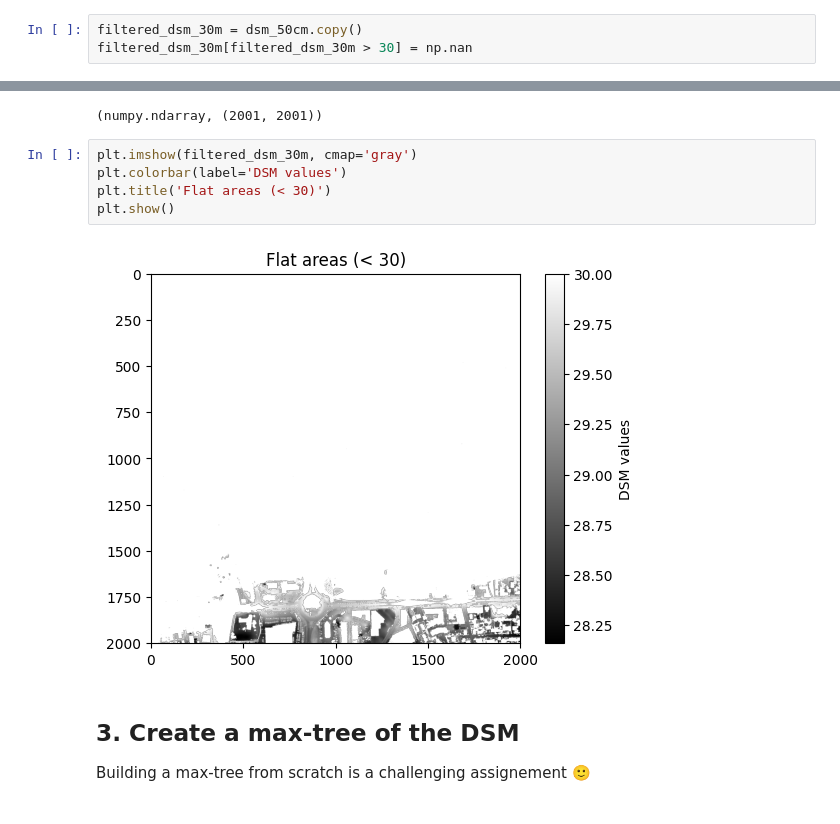
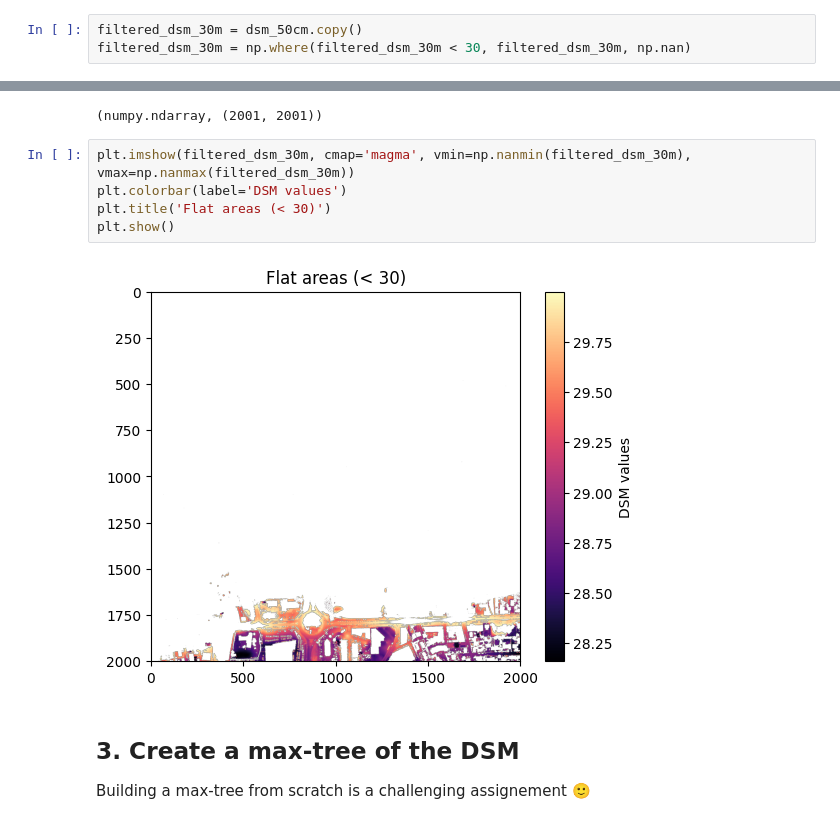
Before and after one commit to kshitijrajsharma/ersip-sprint, a Jupyter notebook: sprints/1/2 - Load and display LiDAR raster.ipynb, the cells around one changed output, grey strips where cells are left out. Saved outputs shown, nothing was run; the diff lists cells and outputs as text.

```diff
--- a/sprints/1/2 - Load and display LiDAR raster.ipynb
+++ b/sprints/1/2 - Load and display LiDAR raster.ipynb
@@ -120,18 +120,18 @@ print(unique_dsm_values)
  77.16000366]
 # %%
 filtered_dsm_30m = dsm_50cm.copy()
-filtered_dsm_30m[filtered_dsm_30m > 30] = np.nan
+filtered_dsm_30m = np.where(filtered_dsm_30m < 30, filtered_dsm_30m, np.nan)
 # %%
 type(filtered_dsm_30m), filtered_dsm_30m.shape
 # %% [output]
 (numpy.ndarray, (2001, 2001))
 # %%
-plt.imshow(filtered_dsm_30m, cmap='gray')
+plt.imshow(filtered_dsm_30m, cmap='magma', vmin=np.nanmin(filtered_dsm_30m), vmax=np.nanmax(filtered_dsm_30m))
 plt.colorbar(label='DSM values')
 plt.title('Flat areas (< 30)')
 plt.show()
 # %% [output]
-[figure, old version]
+[figure, new version]
 # %% [markdown]
 ## 3. Create a max-tree of the DSM
 
```
Also changed, not shown: parts of 4 cells of this notebook.
